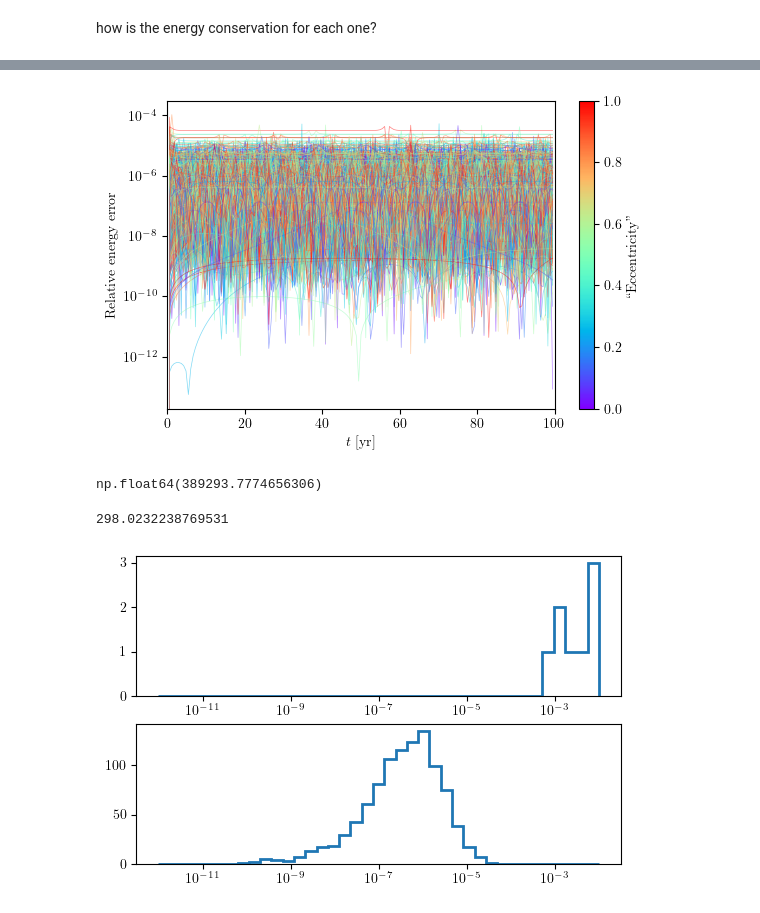
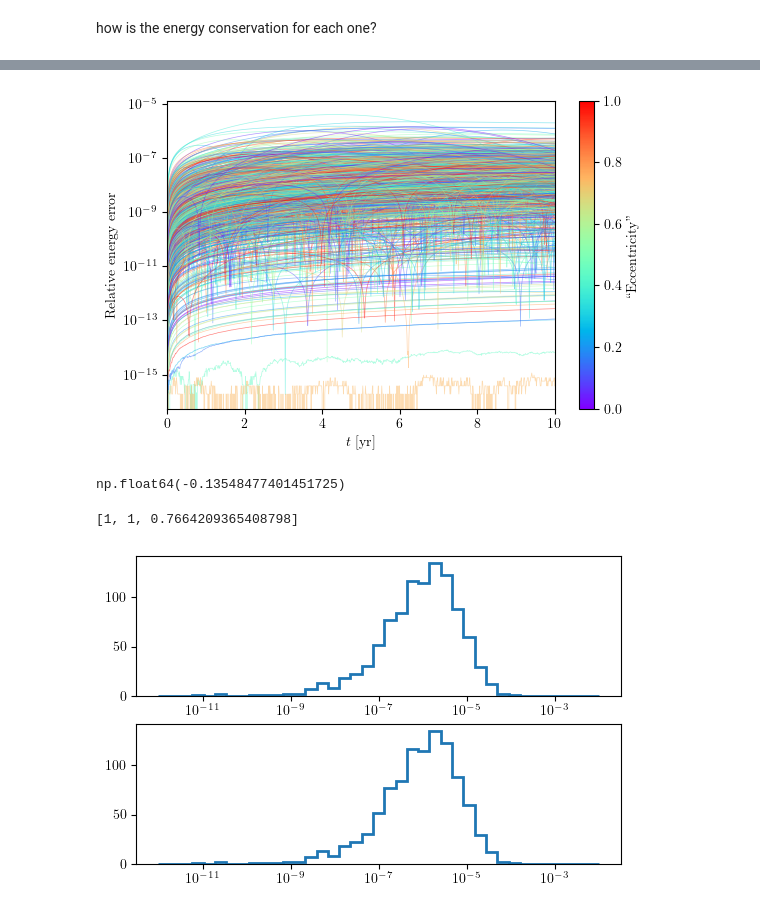
Before and after one commit to salvatore-ferrone/phd-thesis-ferrone, a Jupyter notebook: demos/numericalError/starParticles.ipynb, the cells around one changed output, grey strips where cells are left out. Saved outputs shown, nothing was run; the diff lists cells and outputs as text; code cells hidden in the pictures.

```diff
--- a/demos/numericalError/starParticles.ipynb
+++ b/demos/numericalError/starParticles.ipynb
@@ -260,0 +306,9 @@ inverse_alphas
+# %%
+# _,_,_,phi0 = tstrippy.potentials.plummer([G, M, a],  xp,yp,zp)
+_,_,_,phi0 = tstrippy.potentials.plummer([G, M, a],  initialkinematics[0],initialkinematics[1],initialkinematics[2])
+T0 = 0.5 * (vxp**2 + vyp**2 + vzp**2)
+myE0 = T0 + phi0
+_,_,_,phif = tstrippy.potentials.plummer([G, M, a], xf, yf, zf)
+Tf = 0.5 * (vxf**2 + vyf**2 + vzf**2)
+myEF = Tf + phif
+errE = np.abs((myEF - myE0) / myE0)
@@ -260,0 +329,3 @@ inverse_alphas
+# %%
+xp0,yp0,zp0,vxp0,vyp0,vzp0=RESULTS[1]['initialkinematics']
+xpf,ypf,zpf,vxpf,vypf,vzpf=RESULTS[1]['stream']
@@ -263,15 +345,15 @@ E0,EF,errE = [],[],[]
 
 for i in range(len(alphas)):
     alpha = inverse_alphas[i]
-    xp,yp,zp,vxp,vyp,vzp=RESULTS[alpha]['initialkinematics']
-    _,_,_,phi = tstrippy.potentials.plummer([G,M,a],xp,yp,zp)
-    T = 0.5 * (vxp**2 + vyp**2 + vzp**2)
-    myE0 = T + phi
+    xp0,yp0,zp0,vxp0,vyp0,vzp0=RESULTS[alpha]['initialkinematics']
+    _,_,_,phi0 = tstrippy.potentials.plummer([G,M,a],xp0,yp0,zp0)
+    T0 = 0.5 * (vxp0**2 + vyp0**2 + vzp0**2)
+    myE0 = T0 + phi0
     E0.append(myE0)
-    xp,yp,zp,vxp,vyp,vzp=RESULTS[alpha]['stream']
-    _,_,_,phi = tstrippy.potentials.plummer([G,M,a],xp,yp,zp)
-    T = 0.5 * (vxp**2 + vyp**2 + vzp**2)
-    myEF = T + phi
+    xpf,ypf,zpf,vxpf,vypf,vzpf=RESULTS[alpha]['stream']
+    _,_,_,phif = tstrippy.potentials.plummer([G,M,a],xpf,ypf,zpf)
+    Tf = 0.5 * (vxpf**2 + vypf**2 + vzpf**2)
+    myEF = Tf + phif
     EF.append(myEF)
     errE.append(np.abs((myEF - myE0)/myE0))
 # %%
@@ -303,4 +383,5 @@ Text(0, 0.5, '$\\mathrm{Relative~energy~error}$')
 integrationparams = args[2][0]
 initialkinetmatics = args[2][-1]
 NSTEP = integrationparams[-1]
-integrationparams
+integrationparams = [0, 1/1000, 1000]
+NSTEP = integrationparams[-1]
@@ -393,38 +452,25 @@ array([2.06283241e-02, 8.94066259e-01, 1.31553406e-01, 2.22046107e-02,
 # %%
 vmin = E0.min()
 vmax = E0.max()
 norm = mpl.colors.Normalize(vmin=vmin, vmax=vmax)
 cmap = plt.cm.rainbow
 colors = cmap(norm(E[:,0]))
 # color based on how eccentric the orbit is
 rp = np.sqrt(xp**2 + yp**2 + zp**2)
 v = np.sqrt(vxp**2 + vyp**2 + vzp**2)
 v_r = (xp*vxp + yp*vyp + zp*vzp) / rp
 ecc_quick = abs(v_r) / v
 norm = mpl.colors.Normalize(vmin=0, vmax=1)
 colors = cmap(ecc_quick)
-NSKIP = 100
+NSKIP = 1
 fig,axis = plt.subplots(1, 1, figsize=(8.25-2, 4))
 for i in range(NP):
     axis.plot(timestemps[::NSKIP], errE[i,::NSKIP], lw=0.5, alpha=0.5,color=colors[i])
 axis.set_yscale("log")
 axis.set_xlabel(r'$t~[\mathrm{yr}]$', fontsize="medium")
 axis.set_ylabel(r'$\mathrm{Relative~energy~error}$', fontsize="medium")
 axis.set_xlim(0, integration_time)
 cbar = plt.colorbar(mpl.cm.ScalarMappable(norm=norm, cmap=cmap), ax=axis)
 cbar.set_label(r'$``\mathrm{Eccentricity}"$', fontsize="medium")
 # %% [output]
-[figure, old version]
+[figure, new version]
-# %%
-np.median(tdyn).value
-# %% [output]
-np.float64(389293.7774656306)
-# %%
-
-factor = 1/100
-kapprox = np.log2(5e9 / np.min(tdyn).value /factor) + 1
-kUp = np.ceil(kapprox)
-NSTEP = int(2**(kUp-1))
-5e9/NSTEP
-# %% [output]
-298.0232238769531
@@ -433,0 +477,4 @@ bins=np.logspace(-12,-2, 40)
+# %%
+E0[0]
+# %% [output]
+np.float64(-0.13548477401451725)
@@ -434,4 +483,9 @@ bins=np.logspace(-12,-2, 40)
+# %%
+staticgalaxy[1]
+# %% [output]
+[1, 1, 0.7664209365408798]
 # %%
+bins=np.logspace(-12,-2, 40)
 _,_,_,phi0=tstrippy.potentials.plummer(staticgalaxy[1],xp,yp,zp)
 T0 = 0.5 * (vxp**2 + vyp**2 + vzp**2)
 E0 = T0 + phi0
@@ -447,4 +501,4 @@ axis[1].hist(np.abs(errE[:,-1]), bins=bins, histtype='step', lw =2, color='tab:b
 axis[0].set_xscale('log')
 axis[1].set_xscale('log')
 # %% [output]
-[figure, old version]
+[figure, new version]
```
Also changed, not shown: parts of 25 cells of this notebook, 4 other files.
